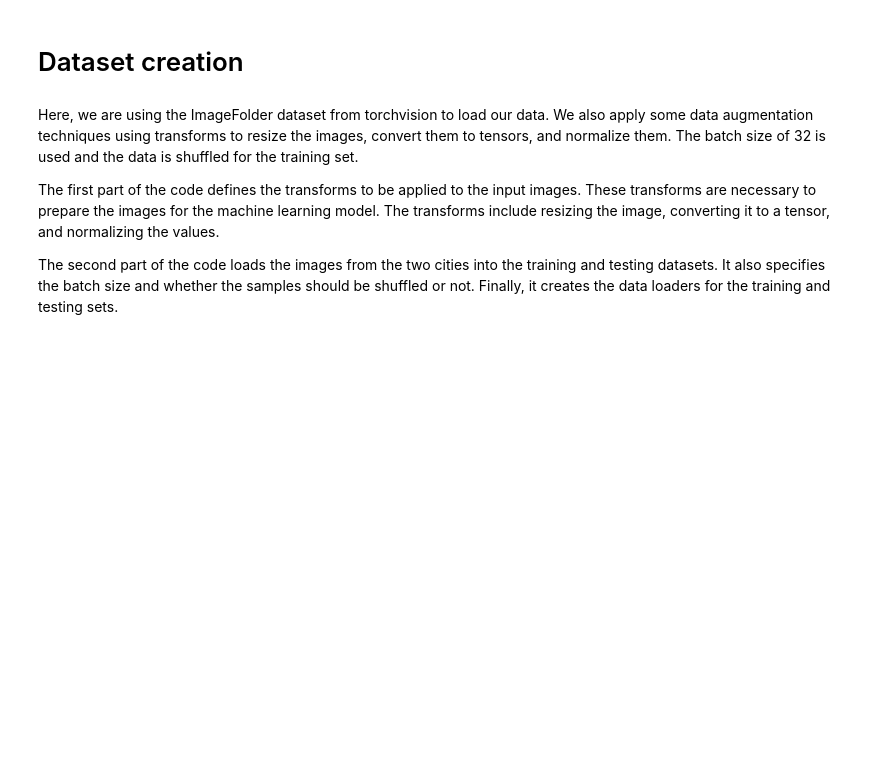
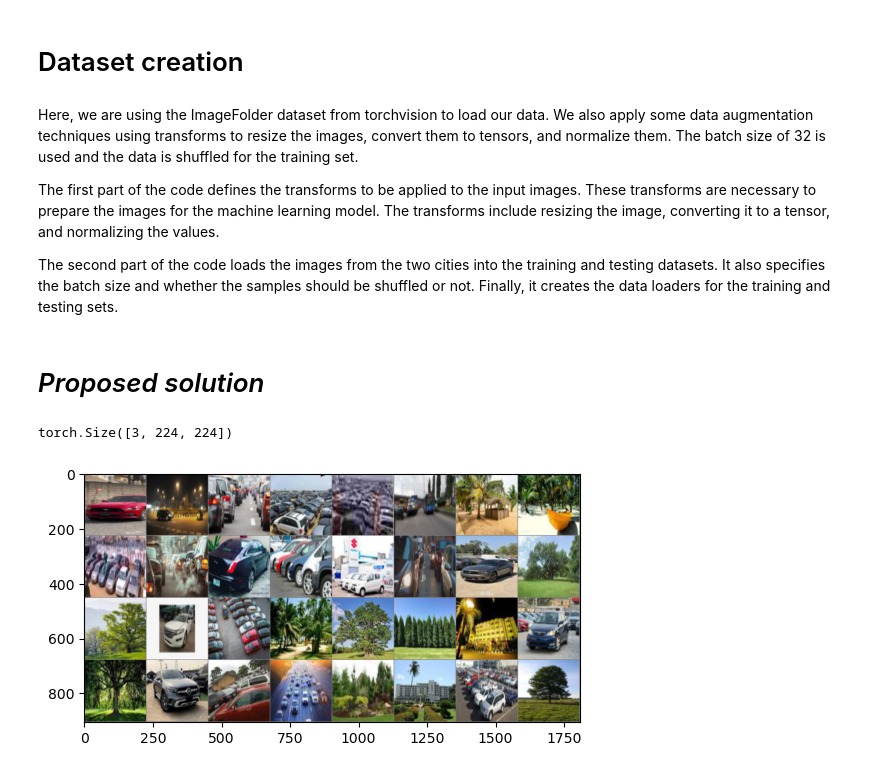
Before and after one commit to A-boo-Bae/ITNPAI1-Deep-Learning-for-Vision-and-NLP-2022-3, a Jupyter notebook: ITNPAI1 - Assignment.ipynb, the cells around one changed output. Cells and saved outputs as stored; diff of their text form; code cells hidden in the pictures; blank space fills up the shorter version.

```diff
--- a/ITNPAI1 - Assignment.ipynb
+++ b/ITNPAI1 - Assignment.ipynb
@@ -62,5 +62,30 @@ Here, we are using the ImageFolder dataset from torchvision to load our data. We
 
 The first part of the code defines the transforms to be applied to the input images. These transforms are necessary to prepare the images for the machine learning model. The transforms include resizing the image, converting it to a tensor, and normalizing the values.
 
-The second part of the code loads the images from the two cities
-into the training and testing datasets. It also specifies the batch size and whether the samples should be shuffled or not. Finally, it creates the data loaders for the training and testing sets.
+The second part of the code loads the images from the two cities into the training and testing datasets. It also specifies the batch size and whether the samples should be shuffled or not. Finally, it creates the data loaders for the training and testing sets.
+# %% [markdown]
+# *Proposed solution*
+# %%
+# shape of training data
+dataiter = iter(train_dataset)
+images, labels = next(dataiter)
+
+print(images.shape)
+# %% [output]
+torch.Size([3, 224, 224])
+# %%
+def imshow(img):
+    img = img / 2 + 0.5     # unnormalize
+    npimg = img.numpy()
+    plt.imshow(np.transpose(npimg, (1, 2, 0)))
+    plt.show()
+
+
+# get some random training images
+dataiter = iter(train_loader)
+images, labels = next(dataiter)
+
+# show images
+imshow(torchvision.utils.make_grid(images))
+# %% [output]
+[figure, added]
```
Also changed, not shown: parts of 4 cells of this notebook.
